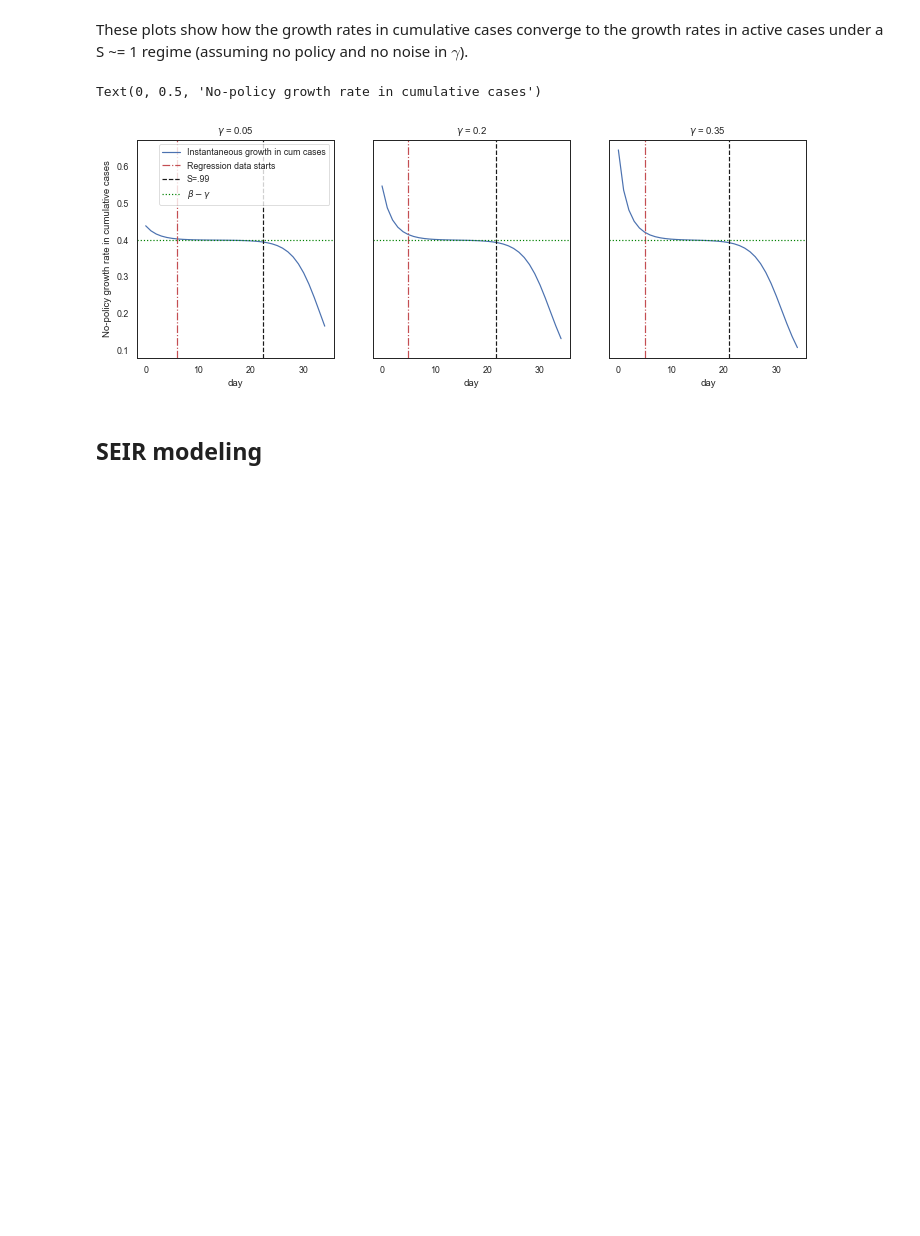
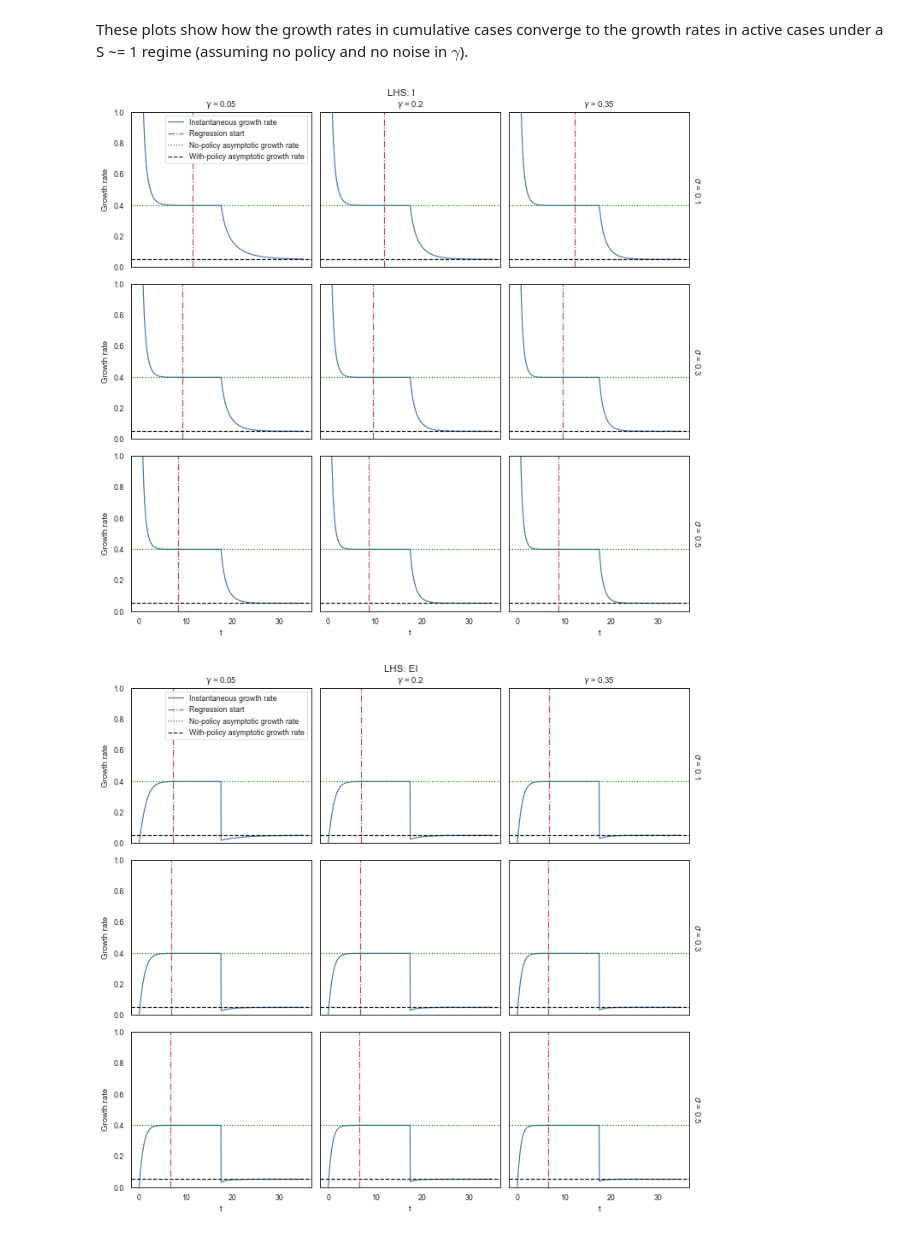
Before and after one commit to Global-Policy-Lab/gpl-covid, a Jupyter notebook: notebooks/iwb-SEIR.ipynb, the cells around one changed output. Drawn from its saved outputs; the diff is of its cells as text; code cells hidden in the pictures; blank space fills up the shorter version.

```diff
--- a/notebooks/iwb-SEIR.ipynb
+++ b/notebooks/iwb-SEIR.ipynb
@@ -25,7 +33,9 @@ E0 = 1 / pop
 R0 = 0
 n_samples = 1000
 gamma_to_test = [0.05, 0.2, 0.35]
-sigma_to_test = [.1, .3, .5]
+sigma_to_test = [0.1, 0.3, 0.5]
+reg_to_run = ["I", "EI", "IR", "EIR"]
+policies_to_include = ["p1", "p2", "p3"]
 
 # policy settings
 no_policy_growth_rate = 0.4
@@ -44,9 +54,9 @@ gamma_noise_on = True
 gamma_noise_sd = 0.08
 
 sigma_noise_on = True
-sigma_noise_sd = .08
+sigma_noise_sd = 0.08
 
 # debug
-# gamma_to_test = [.2]
-# sigma_to_test = [.33]
-n_samples=100
+# gamma_to_test = [0.2,.3]
+# sigma_to_test = [0.33,.5]
+# n_samples = 100
@@ -300,54 +237,3 @@ fig, axs = plot_effect_histograms(estimates_ds, "cum", sigma=sigma_to_test[2])
 ### Convergence of cumulative cases growth to active cases growth
 # %% [markdown]
 These plots show how the growth rates in cumulative cases converge to the growth rates in active cases under a S ~= 1 regime (assuming no policy and no noise in $\gamma$).
-# %%
-fig, axs = plt.subplots(1, 3, figsize=(12, 4), sharey=True)
-for gx, gamma in enumerate(estimates.gamma.values):
-    beta = np.ones(ttotal) * (no_policy_growth_rate + gamma)
-
-    S = np.ones(ttotal) * np.nan
-    I = np.ones(ttotal) * np.nan
-    R = np.ones(ttotal) * np.nan
-
-    this_beta = beta / tsteps_per_day
-    this_gamma = gamma / tsteps_per_day
-
-    t = np.linspace(0, 1, ttotal) * n_days
-
-    R[0] = R0
-    I[0] = I0
-    S[0] = 1 - I[0]
-
-    for i in range(1, ttotal):
-        # this is the exponential rate b/c we can (it's an exponential ode)
-        I[i] = np.exp(this_beta[i - 1] * S[i - 1] - this_gamma) * I[i - 1]
-
-        # dR/dt is discretized
-        R[i] = R[i - 1] + this_gamma * I[i - 1]
-
-        # just take the diff to get S(t)
-        S[i] = 1 - (I[i] + R[i])
-
-    cum_cases = I + R
-    S, I, R, cum_cases = S * pop, I * pop, R * pop, cum_cases * pop
-    cases = pd.Series(
-        cum_cases[::tsteps_per_day],
-        index=pd.Index(t.astype(int)[::tsteps_per_day], name="day"),
-    )
-    cum_logdiff = -np.log(cases).diff(-1)
-    cum_logdiff.plot(ax=axs[gx], label="Instantaneous growth in cum cases")
-
-    # add line for S=.99
-    start = cum_logdiff[cases >= 10].index[0]
-    axs[gx].axvline(start, label="Regression data starts", color="r", linestyle="-.")
-    lower_S = np.argmax((S / pop) < 0.99) / tsteps_per_day
-    axs[gx].axvline(lower_S, label="S=.99", linestyle="--", color="k")
-    axs[gx].set_title(f"$\gamma$ = {gamma}")
-    axs[gx].axhline(estimates.no_policy_growth_rate, label=r"$\beta - \gamma$", color="green", linestyle=":")
-axs[0].legend()
-axs[0].set_ylabel("No-policy growth rate in cumulative cases")
-# %% [output]
-Text(0, 0.5, 'No-policy growth rate in cumulative cases')
-[figure, removed]
-# %% [markdown]
-## SEIR modeling
@@ -353,0 +337,17 @@ Text(0, 0.5, 'No-policy growth rate in cumulative cases')
+# %%
+for case_type in reg_to_run:
+    varname = case_type+"_logdiff"
+    g = res_da[varname].plot(x="t", col="gamma", row="sigma",ylim=(0,1), label="Instantaneous growth rate")
+    for ax, namedict in zip(g.axes.flat, g.name_dicts.flat):
+        casedata = res_da[case_type].loc[namedict]
+        ax.axvline(casedata.t[casedata>= (10/pop)][0].item(), color="r", linestyle="-.", label="Regression start")
+        ax.axhline(no_policy_growth_rate, color="green", linestyle=":", label="No-policy asymptotic growth rate")
+        ax.axhline(no_policy_growth_rate + policy_effects.sum(), color="k", linestyle="--", label="With-policy asymptotic growth rate")
+    g.axes.flat[0].legend()
+    g.set_titles("$\{coord}$ = {value}")
+    g.set_ylabels("Growth rate")
+    g.fig.suptitle(f"LHS: {case_type}", va="bottom", y = .99)
+    g.fig.savefig(out_dir / f"growth_sim_{case_type}.pdf", dpi=300)
+# %% [output]
+[figure, added]
+[figure, added]
```
Also changed, not shown: parts of 12 cells of this notebook, 2 other files.
